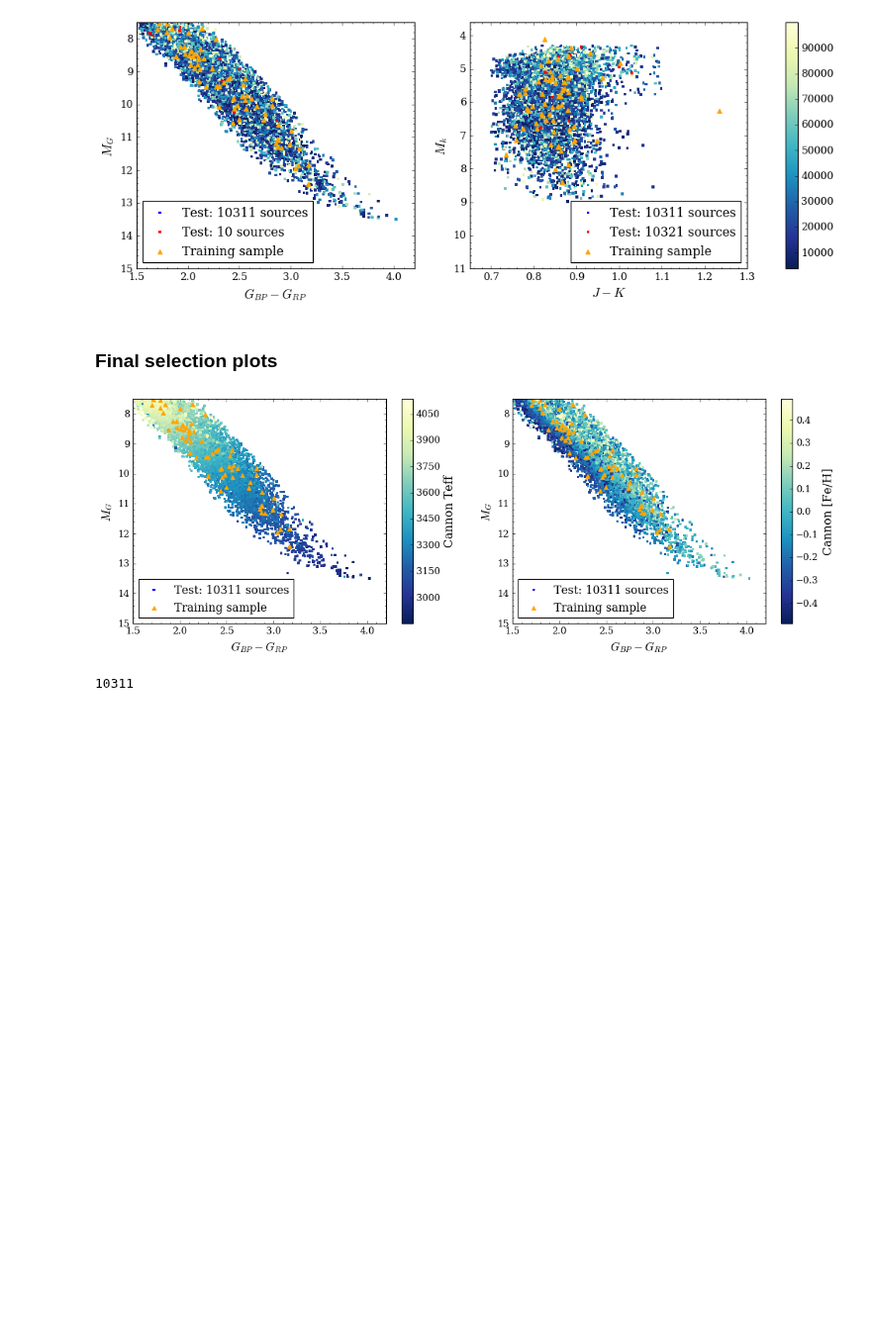
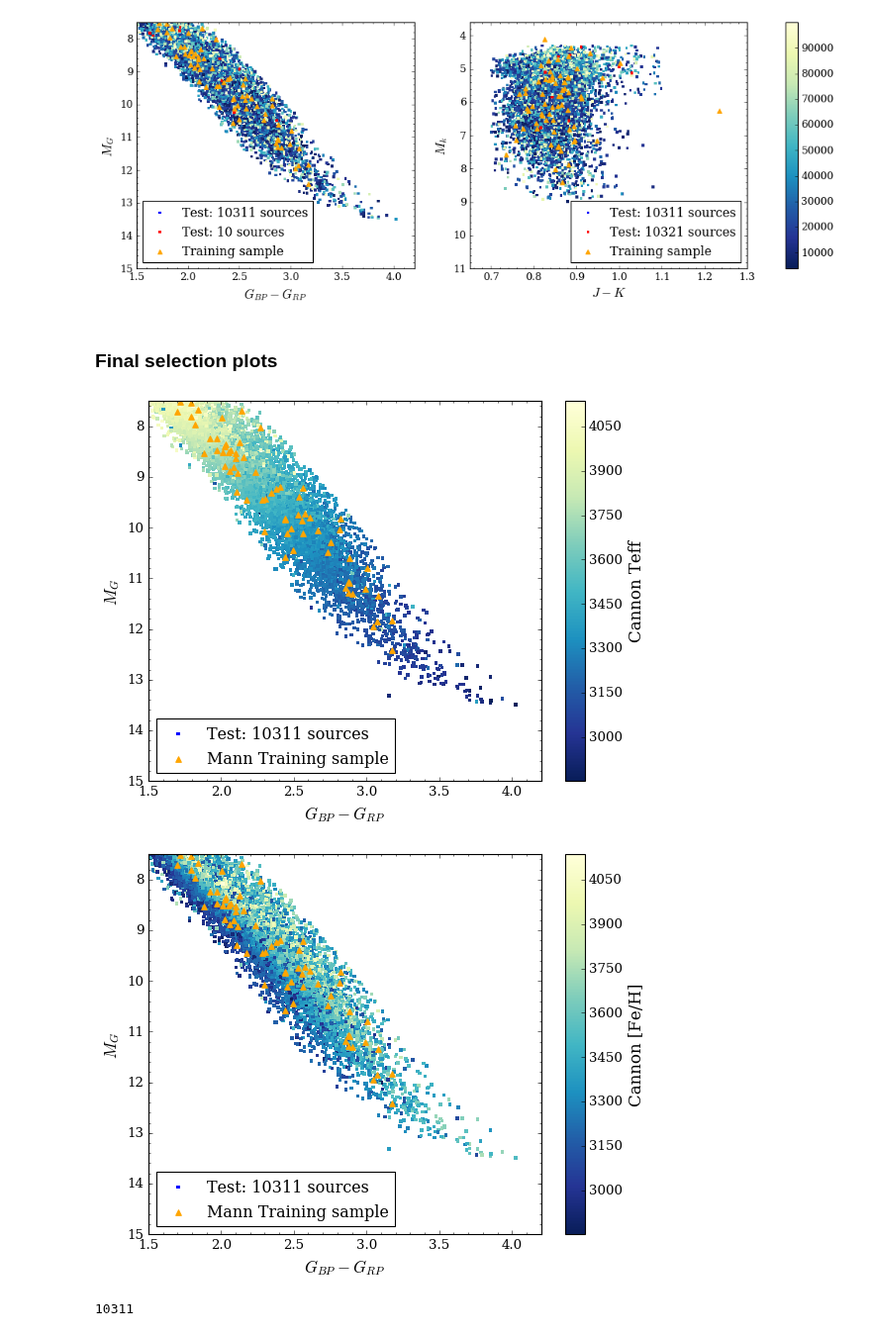
Before and after one commit to jbirky/Mdwarf_project, a Jupyter notebook: cannon_runs/apogee_test/finalize_selection.ipynb, the cells around one changed output. Shown at 99% size. Saved outputs shown, nothing was run; the diff lists cells and outputs as text; code cells hidden in the pictures; blank space fills up the shorter version.

```diff
--- a/cannon_runs/apogee_test/finalize_selection.ipynb
+++ b/cannon_runs/apogee_test/finalize_selection.ipynb
@@ -28,10 +28,10 @@ mann['DIST'] = 1/np.array(mann['parallax'])
 
 mann_results = pd.read_csv('/home/jess/Desktop/Research/Mdwarf_project/cannon_runs/train_mann/results/test_results.csv')
 # %%
-pms_cat = fits.open('/home/jess/Desktop/Research/surveys/catalogs/APOGEE_PMS_catalog.fits')
+pms_cat = fits.open('/home/jess/Desktop/Research/data/catalogs/APOGEE_PMS_catalog.fits')
 pms_ID = np.array(pms_cat[1].data['2MASS'])
 
-elbadry_cat = pd.read_csv('/home/jess/Desktop/Research/surveys/catalogs/APOGEE_ElBadry_binaries.csv')
+elbadry_cat = pd.read_csv('/home/jess/Desktop/Research/data/catalogs/APOGEE_ElBadry_binaries.csv')
 elbadry_ID = elbadry_cat['APOGEE_ID']
 skinner_ID = ['2M00372323+4950469','2M03122509+0021585','2M03330508+5101297','2M03393700+4531160',\
               '2M04281703+5521194','2M04373881+4650216','2M04595013+3638144','2M05421216+2224407',\
@@ -437,35 +433,61 @@ test = train_sel
 # %% [markdown]
 ### Final selection plots
 # %%
-fig, (ax1, ax2) = plt.subplots(1,2, figsize=[16,5])
+# fig, (ax1, ax2) = plt.subplots(1,2, figsize=[16,5])
 
-pl1 = ax1.scatter(test['BP_RP'], test['G_ABS'], c=test['TEFF'], cmap='YlGnBu_r', edgecolor='none', s=10, marker='s', \
+# pl1 = ax1.scatter(test['BP_RP'], test['G_ABS'], c=test['TEFF'], cmap='YlGnBu_r', edgecolor='none', s=10, marker='s', \
+#                  label='Test: %s sources'%(len(test)))
+# ax1.scatter(mann['BP_RP'], mann['G_ABS'], color='orange', marker='^', label='Mann Training sample', s=25)
+# ax1.set_xlabel(r'$G_{BP} - G_{RP}$', fontsize=15)
+# ax1.set_ylabel(r'$M_{G}$', fontsize=15)
+# ax1.set_ylim(15,7.5)
+# ax1.set_xlim(1.5,4.2)
+# ax1.legend(loc='lower left', scatterpoints=1)
+# ax1.minorticks_on()
+
+# pl2 = plt.scatter(test['BP_RP'], test['G_ABS'], c=test['FE_H'], cmap='YlGnBu_r', edgecolor='none', s=10, marker='s', \
+#                  label='Test: %s sources'%(len(test)))
+# ax2.scatter(mann['BP_RP'], mann['G_ABS'], color='orange', marker='^', label='Mann Training sample', s=25)
+# ax2.set_xlabel(r'$G_{BP} - G_{RP}$', fontsize=15)
+# ax2.set_ylabel(r'$M_{G}$', fontsize=15)
+# ax2.set_ylim(15,7.5)
+# ax2.set_xlim(1.5,4.2)
+# ax2.legend(loc='lower left', scatterpoints=1)
+# ax2.minorticks_on()
+
+# cb1 = plt.colorbar(pl1, ax=ax1, orientation='vertical')
+# cb1.set_label(r'Cannon Teff', fontsize=15)
+# cb2 = plt.colorbar(pl2, ax=ax2, orientation='vertical')
+# cb2.set_label(r'Cannon [Fe/H]', fontsize=15)
+# plt.show()
+
+
+pl = plt.scatter(test['BP_RP'], test['G_ABS'], c=test['TEFF'], cmap='YlGnBu_r', edgecolor='none', s=10, marker='s', \
                  label='Test: %s sources'%(len(test)))
-ax1.scatter(mann['BP_RP'], mann['G_ABS'], color='orange', marker='^', label='Training sample', s=25)
-ax1.set_xlabel(r'$G_{BP} - G_{RP}$', fontsize=15)
-ax1.set_ylabel(r'$M_{G}$', fontsize=15)
-ax1.set_ylim(15,7.5)
-ax1.set_xlim(1.5,4.2)
-ax1.legend(loc='lower left', scatterpoints=1)
-ax1.minorticks_on()
+plt.scatter(mann['BP_RP'], mann['G_ABS'], color='orange', marker='^', label='Mann Training sample', s=25)
+plt.colorbar(pl1, orientation='vertical').set_label(r'Cannon Teff', fontsize=15)
+plt.xlabel(r'$G_{BP} - G_{RP}$', fontsize=15)
+plt.ylabel(r'$M_{G}$', fontsize=15)
+plt.ylim(15,7.5)
+plt.xlim(1.5,4.2)
+plt.legend(loc='lower left', scatterpoints=1)
+plt.minorticks_on()
+plt.show()
 
-pl2 = plt.scatter(test['BP_RP'], test['G_ABS'], c=test['FE_H'], cmap='YlGnBu_r', edgecolor='none', s=10, marker='s', \
+pl = plt.scatter(test['BP_RP'], test['G_ABS'], c=test['FE_H'], cmap='YlGnBu_r', edgecolor='none', s=10, marker='s', \
                  label='Test: %s sources'%(len(test)))
-ax2.scatter(mann['BP_RP'], mann['G_ABS'], color='orange', marker='^', label='Training sample', s=25)
-ax2.set_xlabel(r'$G_{BP} - G_{RP}$', fontsize=15)
-ax2.set_ylabel(r'$M_{G}$', fontsize=15)
-ax2.set_ylim(15,7.5)
-ax2.set_xlim(1.5,4.2)
-ax2.legend(loc='lower left', scatterpoints=1)
-ax2.minorticks_on()
-
-cb1 = plt.colorbar(pl1, ax=ax1, orientation='vertical')
-cb1.set_label(r'Cannon Teff', fontsize=15)
-cb2 = plt.colorbar(pl2, ax=ax2, orientation='vertical')
-cb2.set_label(r'Cannon [Fe/H]', fontsize=15)
+plt.scatter(mann['BP_RP'], mann['G_ABS'], color='orange', marker='^', label='Mann Training sample', s=25)
+plt.colorbar(pl1, orientation='vertical').set_label(r'Cannon [Fe/H]', fontsize=15)
+plt.xlabel(r'$G_{BP} - G_{RP}$', fontsize=15)
+plt.ylabel(r'$M_{G}$', fontsize=15)
+plt.ylim(15,7.5)
+plt.xlim(1.5,4.2)
+plt.legend(loc='lower left', scatterpoints=1)
+plt.minorticks_on()
 plt.show()
 # %% [output]
-[figure, old version]
+[figure, new version]
+[figure, added]
 # %%
 test.to_csv('test_results/safe_sample_results.csv', index=False)
 len(test)
```
Also changed, not shown: parts of 1 cell of this notebook, 5 other files.
